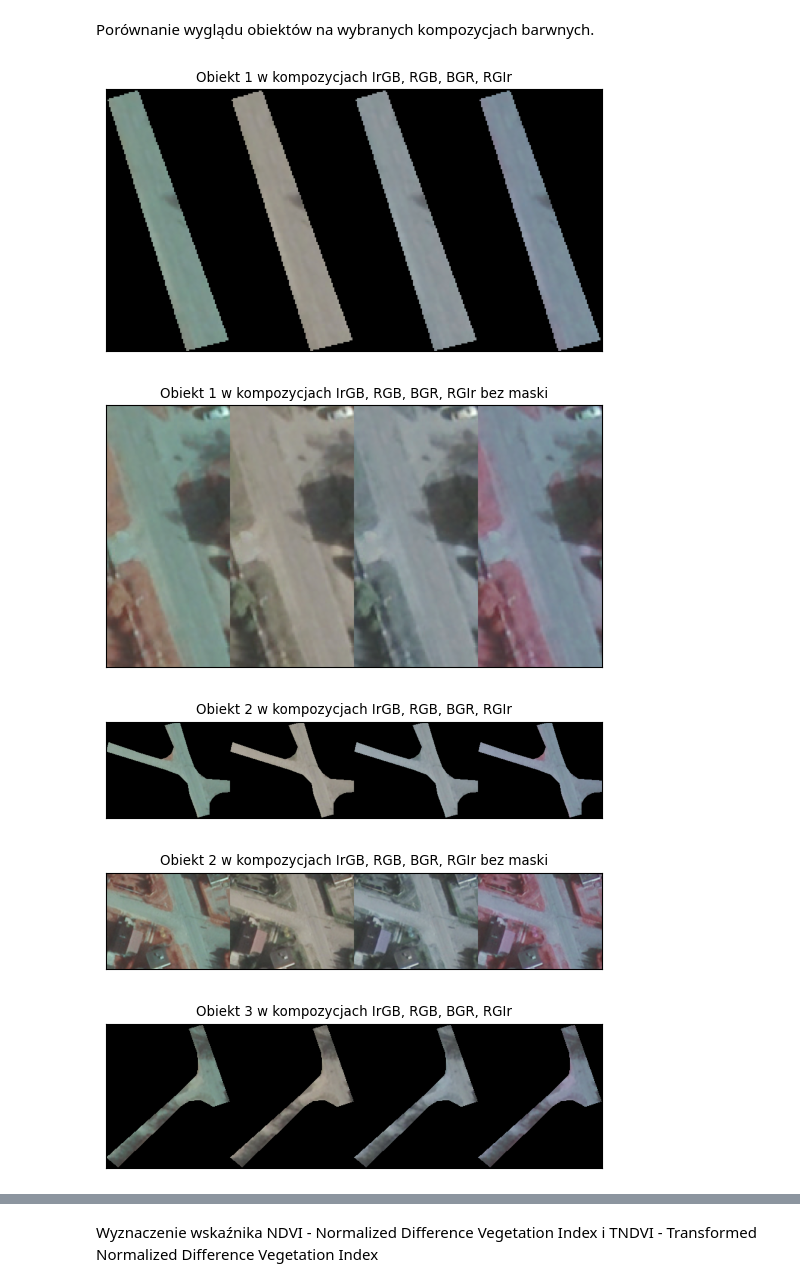
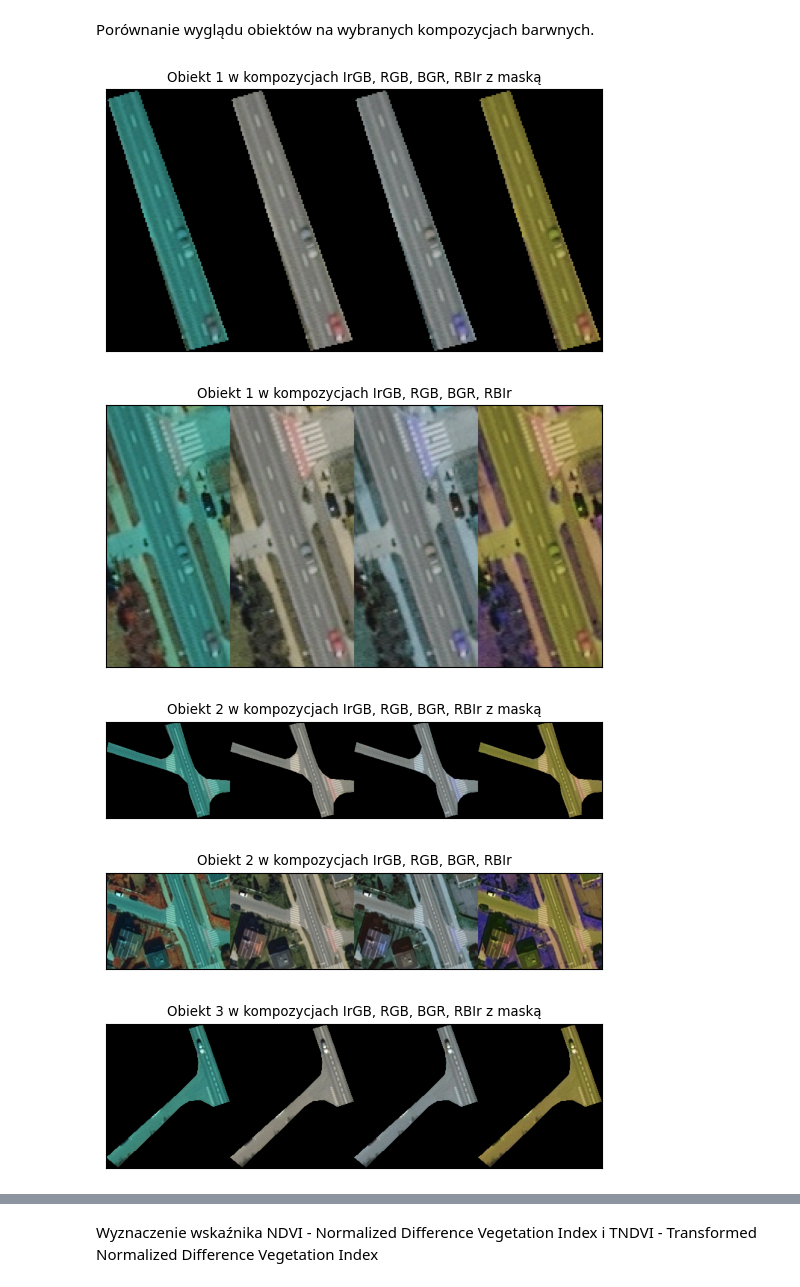
Before and after one commit to mplaciszewska/teledetekcja, a Jupyter notebook: main.ipynb, the cells around one changed output, grey strips where cells are left out. Saved outputs shown, nothing was run; the diff lists cells and outputs as text; code cells hidden in the pictures.

```diff
--- a/main.ipynb
+++ b/main.ipynb
@@ -12,15 +12,15 @@ def read_spatial_raster(path: Union[str, Path]) -> gdal.Dataset:
     assert dataset is not None, "Read spatial raster returned None"
     return dataset
 
-raster_file_CIR = "CIR2015.tif"
-raster_file_RGB = "RGB2015.tif"
-raster_file_CIR_2023 = "CIR2023.tif"
-raster_file_RGB_2023 = "RGB2023.tif"
+raster_file_CIR = "CIR2023.tif"
+raster_file_RGB = "RGB2023.tif"
+raster_file_CIR_2015 = "CIR2015.tif"
+raster_file_RGB_2015 = "RGB2015.tif"
 
 raster_dataset_CIR = read_spatial_raster(raster_file_CIR)
 raster_dataset_RGB = read_spatial_raster(raster_file_RGB)
-raster_dataset_CIR_2023 = read_spatial_raster(raster_file_CIR_2023)
-raster_dataset_RGB_2023 = read_spatial_raster(raster_file_RGB_2023)
+raster_dataset_CIR_2015 = read_spatial_raster(raster_file_CIR_2015)
+raster_dataset_RGB_2015 = read_spatial_raster(raster_file_RGB_2015)
 # %% [markdown]
 Wizualizacja kanałów rastra w matplotlib:
 # %%
@@ -319,34 +256,32 @@ plt.show()
 # %% [markdown]
 Porównanie wyglądu obiektów na wybranych kompozycjach barwnych.
 # %%
-def plot_object_in_composition(channel1, channel2, channel3):
+def create_composition(channel1, channel2, channel3):
     composition = np.dstack((channel1, channel2, channel3))
     plt.imshow(composition)
     plt.xticks([])
     plt.yticks([])
     return composition
 
-for i in range(len(chosen_polygons)):
-    composition1 = plot_object_in_composition(nir_masked_list[i][0], green_masked_list[i][0], blue_masked_list[i][0])
-    composition2 = plot_object_in_composition(red_masked_list[i][0], green_masked_list[i][0], blue_masked_list[i][0])
-    composition3 = plot_object_in_composition(blue_masked_list[i][0], green_masked_list[i][0], red_masked_list[i][0])
-    composition4 = plot_object_in_composition(nir_masked_list[i][0], blue_masked_list[i][0], red_masked_list[i][0])
+def plot_object_in_composition(nir, red, green, blue):
+    composition1 = create_composition(nir, green, blue)
+    composition2 = create_composition(red, green, blue)
+    composition3 = create_composition(blue, green, red)
+    composition4 = create_composition(red, blue, nir)
     composition_hstack = np.hstack((composition1, composition2, composition3, composition4))
     plt.imshow(composition_hstack)
-    plt.title(f"Obiekt {i + 1} w kompozycjach IrGB, RGB, BGR, RGIr")
-    plt.savefig(f"object_{i + 1}_compositions.png")
+    return composition_hstack
+
+for i in range(len(chosen_polygons)):
+    composition_masked = plot_object_in_composition(nir_masked_list[i][0], red_masked_list[i][0], green_masked_list[i][0], blue_masked_list[i][0])
+    plt.title(f"Obiekt {i + 1} w kompozycjach IrGB, RGB, BGR, RBIr z maską")
     plt.show()
-    composition1_unmasked = plot_object_in_composition(nir_fragments[i], green_fragments[i], blue_fragments[i])
-    composition2_unmasked = plot_object_in_composition(red_fragments[i], green_fragments[i], blue_fragments[i])
-    composition3_unmasked = plot_object_in_composition(blue_fragments[i], green_fragments[i], red_fragments[i])
-    composition4_unmasked = plot_object_in_composition(nir_fragments[i], blue_fragments[i], red_fragments[i])
-    composition_hstack_unmasked = np.hstack((composition1_unmasked, composition2_unmasked, composition3_unmasked, composition4_unmasked))
-    plt.imshow(composition_hstack_unmasked)
-    plt.title(f"Obiekt {i + 1} w kompozycjach IrGB, RGB, BGR, RGIr bez maski")
+    composition_unmasked = plot_object_in_composition(nir_fragments[i], red_fragments[i], green_fragments[i], blue_fragments[i])
+    plt.title(f"Obiekt {i + 1} w kompozycjach IrGB, RGB, BGR, RBIr")
     plt.show()
 # %% [output]
-[figure, old version]
+[figure, new version]
-[figure, old version]
+[figure, new version]
-[figure, old version]
+[figure, new version]
-[figure, old version]
+[figure, new version]
-[figure, old version]
+[figure, new version]
```
Also changed, not shown: parts of 9 cells of this notebook.
